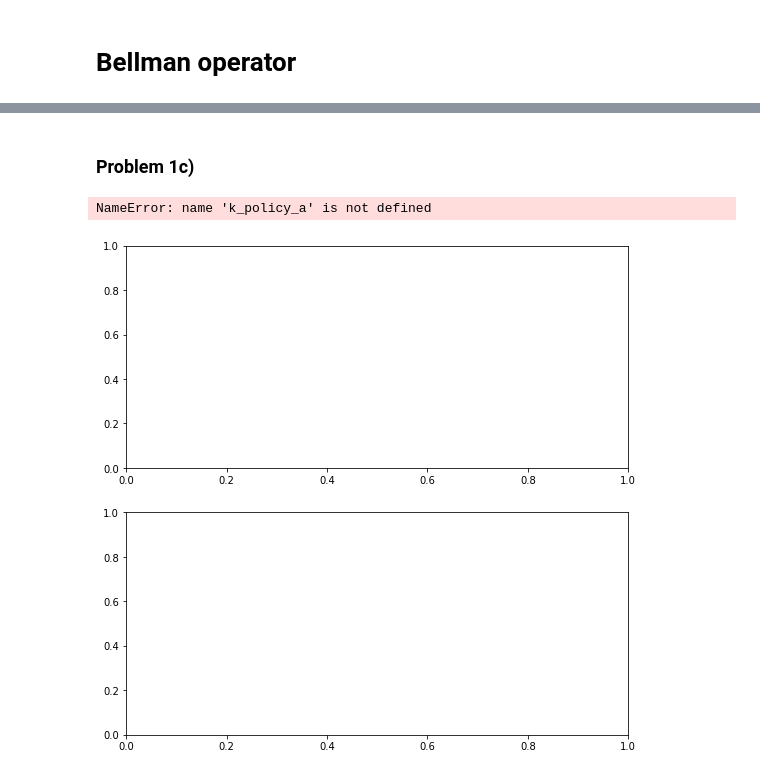
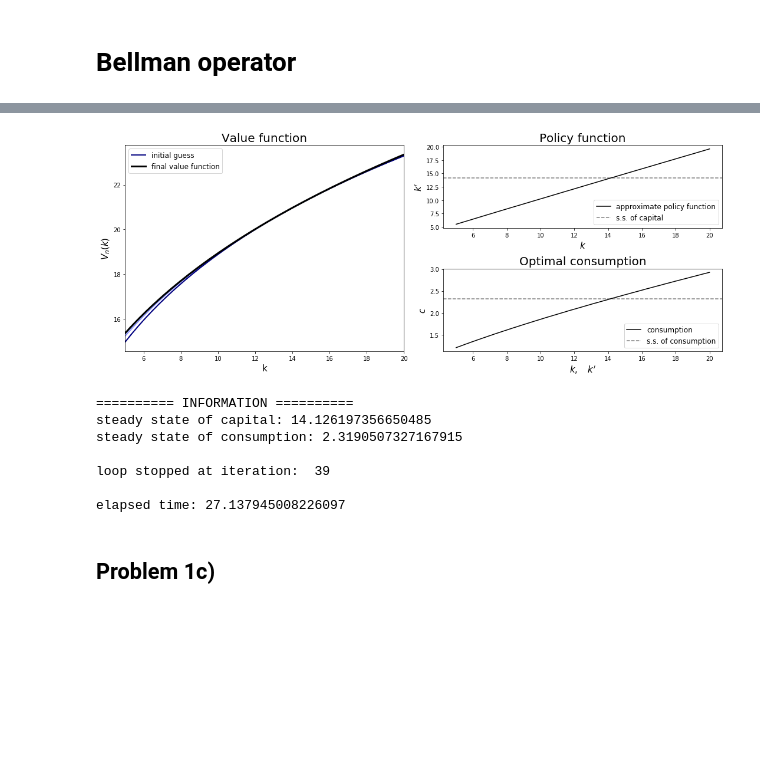
Before and after one commit to RadekDickinson/Macroeconomics_1, a Jupyter notebook: Macro1_PS3_P1_v1.ipynb, the cells around one changed output, grey strips where cells are left out. Saved outputs shown, nothing was run; the diff lists cells and outputs as text; code cells hidden in the pictures; blank space fills up the shorter version.

```diff
--- a/Macro1_PS3_P1_v1.ipynb
+++ b/Macro1_PS3_P1_v1.ipynb
@@ -90,2 +184,22 @@ def create_path(mod, k0, T=200):
+# %%
+mod = Model()
+grid=mod.grid
+β=mod.β
+
+w0 = np.empty(len(grid))
+for i, k0 in enumerate(grid):
+    _, value_of_utility = mod.create_path(k0)
+    w0[i] = value_of_utility
+
+w_final_b, k_policy_b, c_optimal_b = find_and_plot_w(mod, w=w0, verbose=True)
+# %% [output]
+[figure, added]
+========== INFORMATION ==========
+steady state of capital: 14.126197356650485
+steady state of consumption: 2.3190507327167915
+
+loop stopped at iteration:  39
+
+elapsed time: 27.137945008226097
 # %% [markdown]
-### Problem 1c)
+## Problem 1c)
@@ -104,28 +205,0 @@ for i, k0 in enumerate(grid):
-# %%
-mod=Model()
-grid=mod.grid
-# print(grid)
-k_ss = mod.k_ss
-
-k0 = k_ss*0.75
-abs_diff_rng = np.abs(grid-k0)
-k0_on_grid_index = np.where(abs_diff_rng==np.min(abs_diff_rng))[0][0]
-
-abs_diff_rng = np.abs(grid-k_ss)
-k_ss_on_grid_index = np.where(abs_diff_rng==np.min(abs_diff_rng))[0][0]
-
-# capital_path = np.empty(k_ss_on_grid_index+1-k0_on_grid_index)
-# capital_path[0]=k0
-
-# for i in range(k0_on_grid_index, k_ss_on_grid_index):
-#     capital_path[i-k0_on_grid_index+1] = k_policy_b[i]
-
-fig, (ax, ax2) = plt.subplots(2,1,figsize=(9,9))
-
-ax.plot(grid, k_policy_a)
-ax.plot(grid, grid, ls='dashed')
-ax.axhline(mod.k_ss, c='k', alpha=0.4, ls='dashed')
-plt.show()
-# %% [output]
-NameError: name 'k_policy_a' is not defined
-[figure, removed]
```
Also changed, not shown: parts of 11 cells of this notebook.
